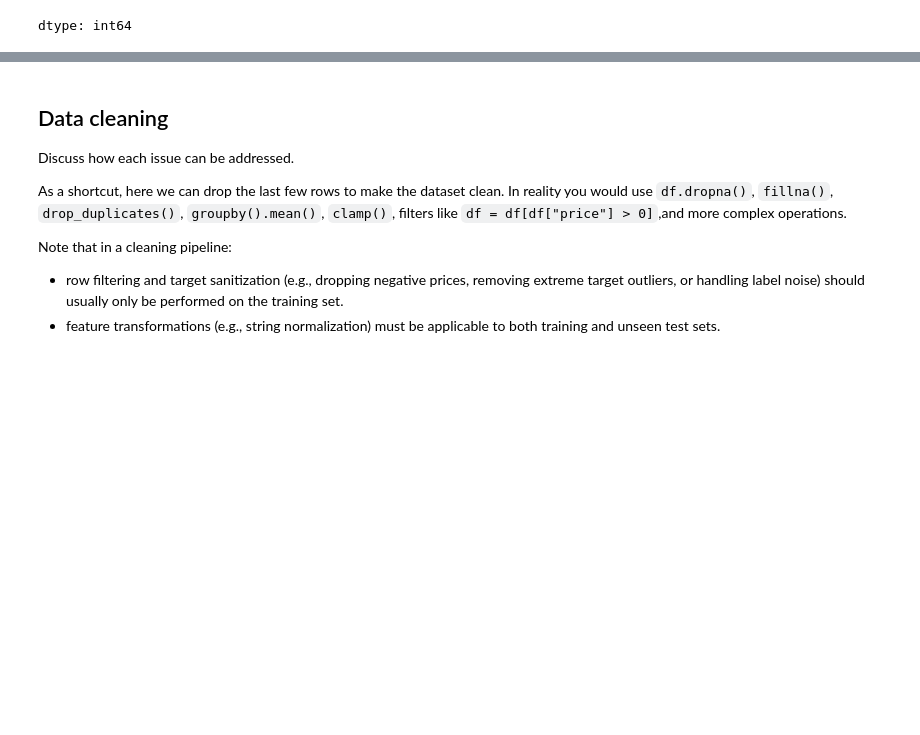
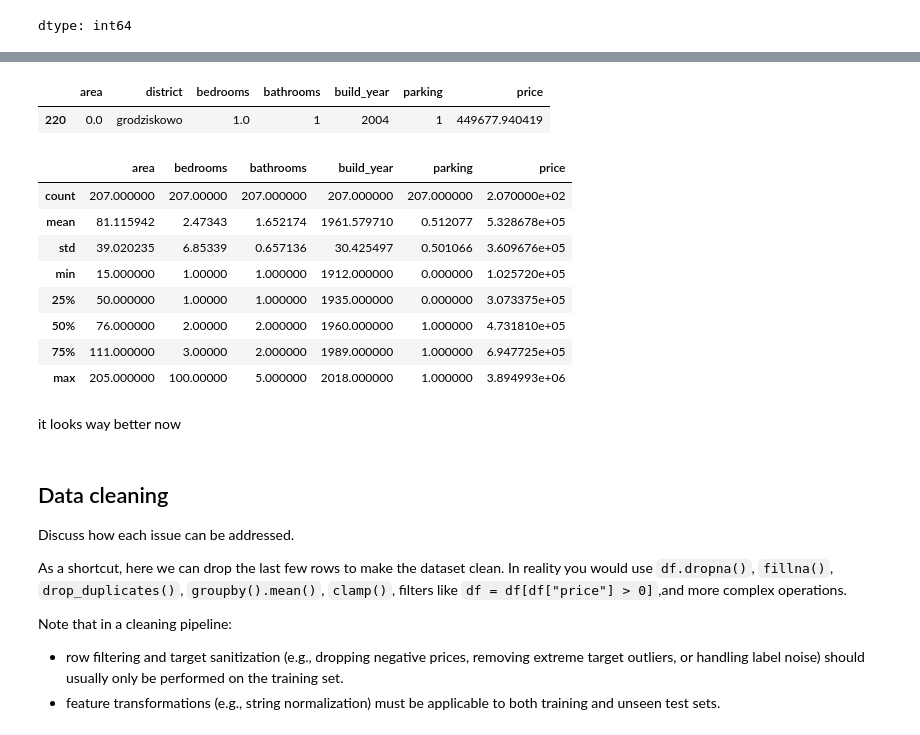
Before and after one commit to mateoseasc/University-of-Warsaw-Semester, a Jupyter notebook: Linear_Regression_Lab.ipynb, the cells around one changed output, grey strips where cells are left out. Saved outputs shown, nothing was run; the diff lists cells and outputs as text; code cells hidden in the pictures; blank space fills up the shorter version.

```diff
--- a/Linear_Regression_Lab.ipynb
+++ b/Linear_Regression_Lab.ipynb
@@ -195,0 +195,7 @@ train_df.drop(train_df[train_df['price'] < 0].index, inplace = True)
+# %%
+#Now drop the values with area == 0
+# Check which rows
+train_df[train_df['area'] == 0]
+# %% [output]
+|  | area | district | bedrooms | bathrooms | build_year | parking | price |
+| 220 | 0.0 | grodziskowo | 1.0 | 1 | 2004 | 1 | 449677.940419 |
@@ -196,3 +208,18 @@ train_df.drop(train_df[train_df['price'] < 0].index, inplace = True)
+# %%
+#Now check that df is clean
+train_df.describe()
+# %% [output]
+|  | area | bedrooms | bathrooms | build_year | parking | price |
+| count | 207.000000 | 207.00000 | 207.000000 | 207.000000 | 207.000000 | 2.070000e+02 |
+| mean | 81.115942 | 2.47343 | 1.652174 | 1961.579710 | 0.512077 | 5.328678e+05 |
+| std | 39.020235 | 6.85339 | 0.657136 | 30.425497 | 0.501066 | 3.609676e+05 |
+| min | 15.000000 | 1.00000 | 1.000000 | 1912.000000 | 0.000000 | 1.025720e+05 |
+| 25% | 50.000000 | 1.00000 | 1.000000 | 1935.000000 | 0.000000 | 3.073375e+05 |
+| 50% | 76.000000 | 2.00000 | 2.000000 | 1960.000000 | 1.000000 | 4.731810e+05 |
+| 75% | 111.000000 | 3.00000 | 2.000000 | 1989.000000 | 1.000000 | 6.947725e+05 |
+| max | 205.000000 | 100.00000 | 5.000000 | 2018.000000 | 1.000000 | 3.894993e+06 |
+# %% [markdown]
+it looks way better now
 # %% [markdown]
 ## Data cleaning
 
```
Also changed, not shown: parts of 26 cells of this notebook.
